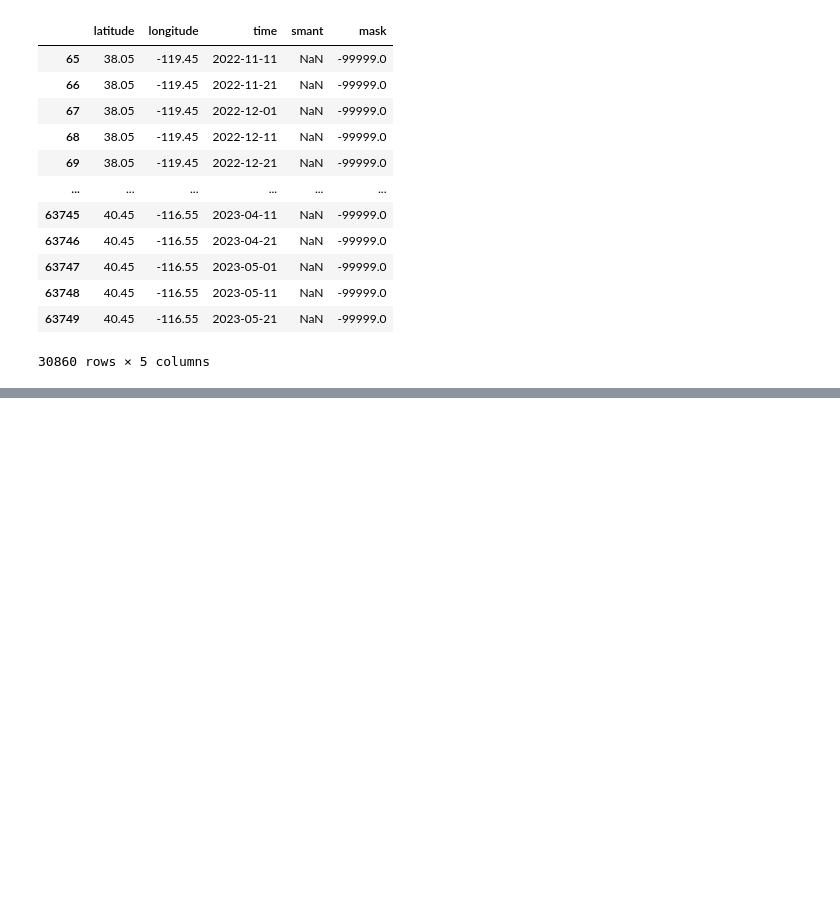
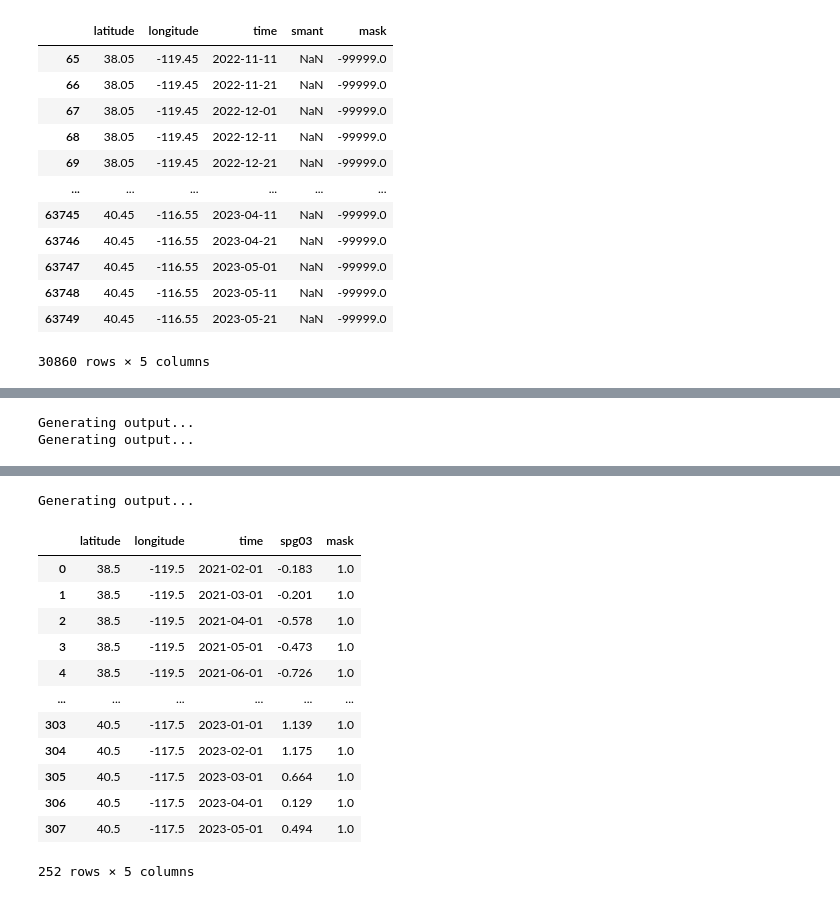
Before and after one commit to pixalytics-ltd/Climate-drought, a Jupyter notebook: test_cdi.ipynb, the cells around one changed output, grey strips where cells are left out. Cells and saved outputs as stored; diff of their text form; code cells hidden in the pictures; blank space fills up the shorter version.

```diff
--- a/test_cdi.ipynb
+++ b/test_cdi.ipynb
@@ -409,0 +173,5 @@ sma.download()
+# %%
+spi_pt.process()
+spi_bb.process()
+spi_pn.process()
+# %% [output]
@@ -409,0 +179,2 @@ sma.download()
+Generating output...
+Generating output...
@@ -409,0 +182,14 @@ sma.download()
+Generating output...
+|  | latitude | longitude | time | spg03 | mask |
+| 0 | 38.5 | -119.5 | 2021-02-01 | -0.183 | 1.0 |
+| 1 | 38.5 | -119.5 | 2021-03-01 | -0.201 | 1.0 |
+| 2 | 38.5 | -119.5 | 2021-04-01 | -0.578 | 1.0 |
+| 3 | 38.5 | -119.5 | 2021-05-01 | -0.473 | 1.0 |
+| 4 | 38.5 | -119.5 | 2021-06-01 | -0.726 | 1.0 |
+| ... | ... | ... | ... | ... | ... |
+| 303 | 40.5 | -117.5 | 2023-01-01 | 1.139 | 1.0 |
+| 304 | 40.5 | -117.5 | 2023-02-01 | 1.175 | 1.0 |
+| 305 | 40.5 | -117.5 | 2023-03-01 | 0.664 | 1.0 |
+| 306 | 40.5 | -117.5 | 2023-04-01 | 0.129 | 1.0 |
+| 307 | 40.5 | -117.5 | 2023-05-01 | 0.494 | 1.0 |
+252 rows × 5 columns
```
Also changed, not shown: parts of 57 cells of this notebook.
